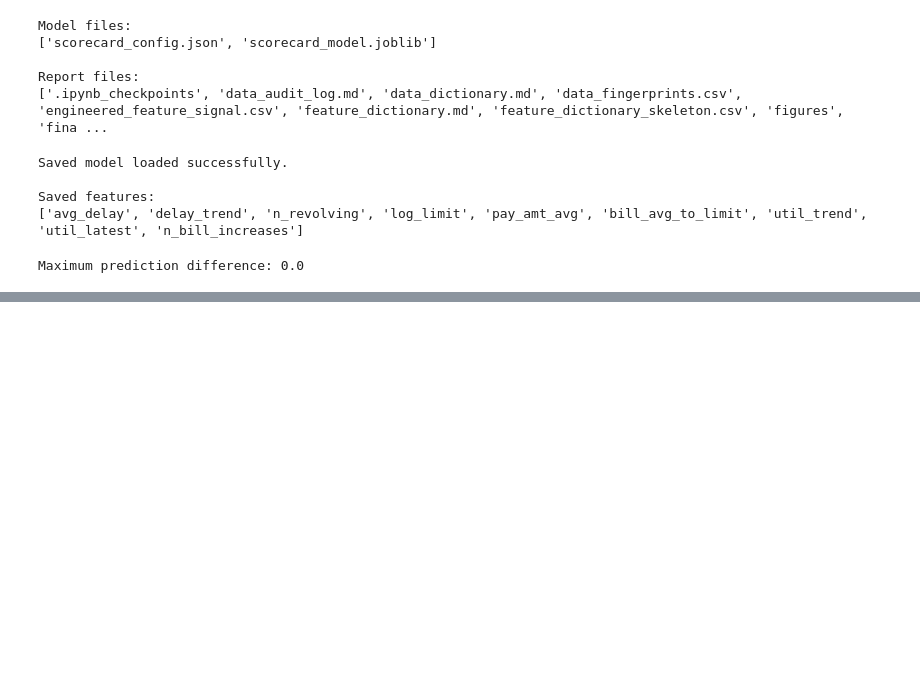
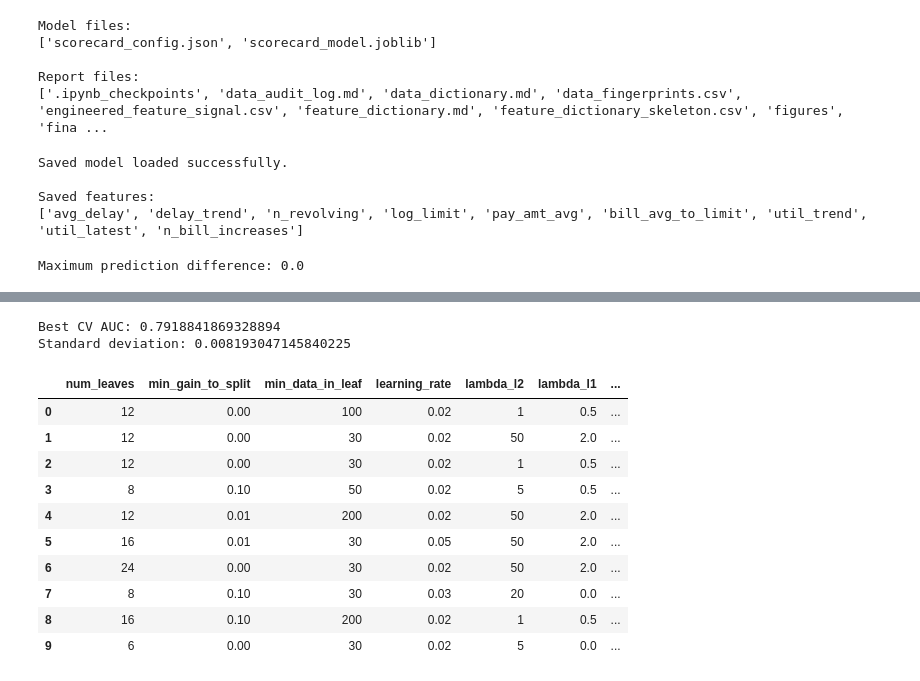
Before and after one commit to VaidehiKushwaha/credit-risk-scorecard-profit-optimization, a Jupyter notebook: notebooks/03_scorecard_and_ml_models.ipynb, the cells around one changed output, grey strips where cells are left out. Drawn from its saved outputs; the diff is of its cells as text; code cells hidden in the pictures; blank space fills up the shorter version.

```diff
--- a/notebooks/03_scorecard_and_ml_models.ipynb
+++ b/notebooks/03_scorecard_and_ml_models.ipynb
@@ -1794,0 +2106,29 @@ Maximum prediction difference: 0.0
+# %%
+#Hyperparameter tuning
+#Define the search space
+# Basic LightGBM settings
+base = {
+    "objective": "binary",
+    "metric": "auc",
+    "verbosity": -1,
+    "seed": 42,
+    "bagging_freq": 1,
+    "num_threads": 4
+}
+
+# Values that LightGBM will test
+space = {
+    "learning_rate": [0.02, 0.03, 0.05, 0.08],
+    "num_leaves": [4, 6, 8, 12, 16, 24],
+    "min_data_in_leaf": [30, 50, 100, 200, 400],
+    "feature_fraction": [0.5, 0.7, 0.9, 1.0],
+    "bagging_fraction": [0.6, 0.8, 1.0],
+    "lambda_l2": [0, 1, 5, 20, 50],
+    "lambda_l1": [0, 0.5, 2],
+    "min_gain_to_split": [0, 0.01, 0.1]
+}
+
+print("Number of parameters to tune:", len(space))
+
+for parameter, values in space.items():
+    print(parameter, ":", values)
@@ -1794,0 +2210,13 @@ Maximum prediction difference: 0.0
+# %%
+#Tune C2 (all 48 features)
+candidates = c2_features
+final = final_features
+
+t_all = tune(
+    X_train,
+    y_train,
+    candidates,
+    folds,
+    n_trials=40,
+    seed=0
+)
@@ -1794,0 +2241,21 @@ Maximum prediction difference: 0.0
+# %%
+t_all.head(10) #displays the ten best parameter combinations, ranked by their cross-validation AUC
+print("Best CV AUC:", t_all.iloc[0]["cv_auc"])
+print("Standard deviation:", t_all.iloc[0]["cv_std"])
+# %% [output]
+Best CV AUC: 0.7918841869328894
+Standard deviation: 0.008193047145840225
+# %%
+t_all.head(10)
+# %% [output]
+|  | num_leaves | min_gain_to_split | min_data_in_leaf | learning_rate | lambda_l2 | lambda_l1 | ... |
+| 0 | 12 | 0.00 | 100 | 0.02 | 1 | 0.5 | ... |
+| 1 | 12 | 0.00 | 30 | 0.02 | 50 | 2.0 | ... |
+| 2 | 12 | 0.00 | 30 | 0.02 | 1 | 0.5 | ... |
+| 3 | 8 | 0.10 | 50 | 0.02 | 5 | 0.5 | ... |
+| 4 | 12 | 0.01 | 200 | 0.02 | 50 | 2.0 | ... |
+| 5 | 16 | 0.01 | 30 | 0.05 | 50 | 2.0 | ... |
+| 6 | 24 | 0.00 | 30 | 0.02 | 50 | 2.0 | ... |
+| 7 | 8 | 0.10 | 30 | 0.03 | 20 | 0.0 | ... |
+| 8 | 16 | 0.10 | 200 | 0.02 | 1 | 0.5 | ... |
+| 9 | 6 | 0.00 | 30 | 0.02 | 5 | 0.0 | ... |
```
Also changed, not shown: parts of 72 cells of this notebook, 2 other files.
